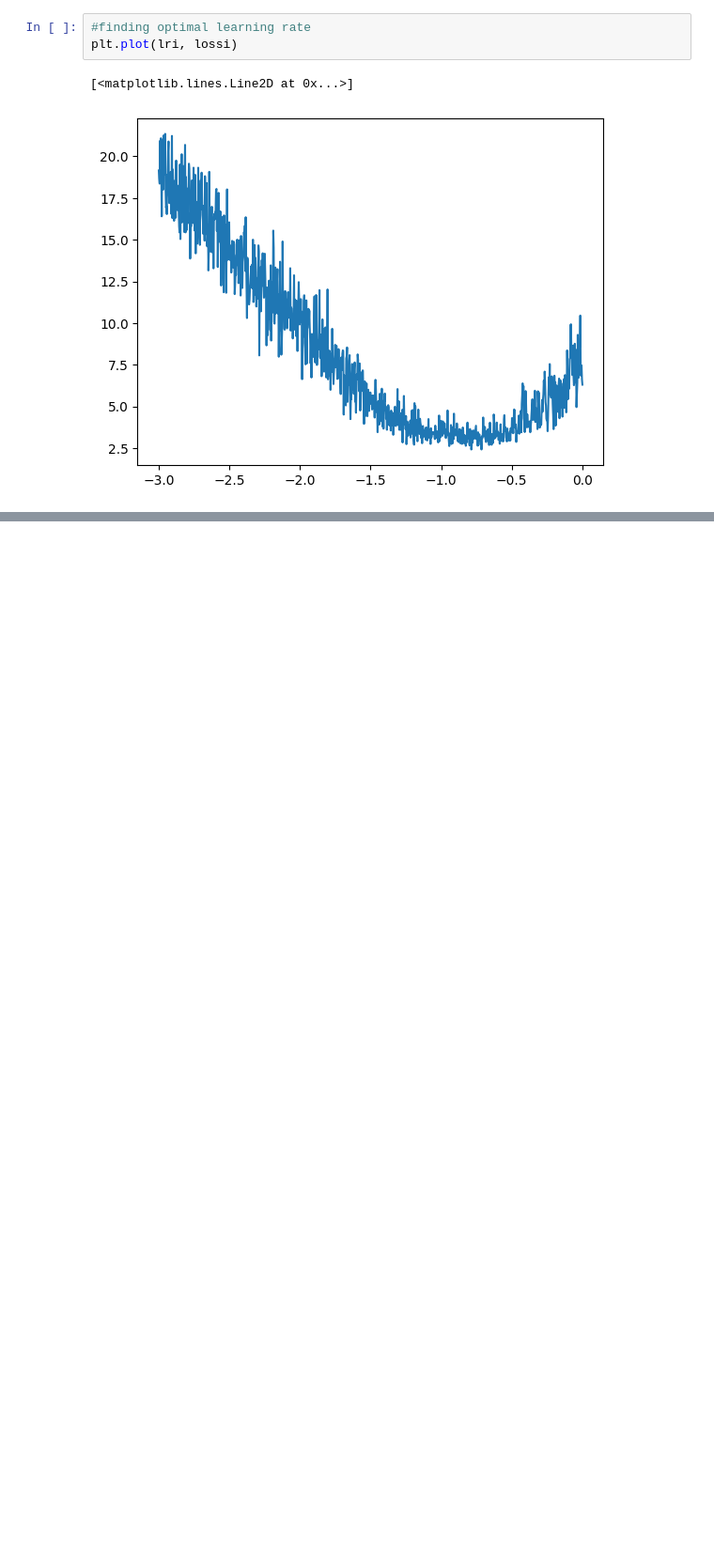
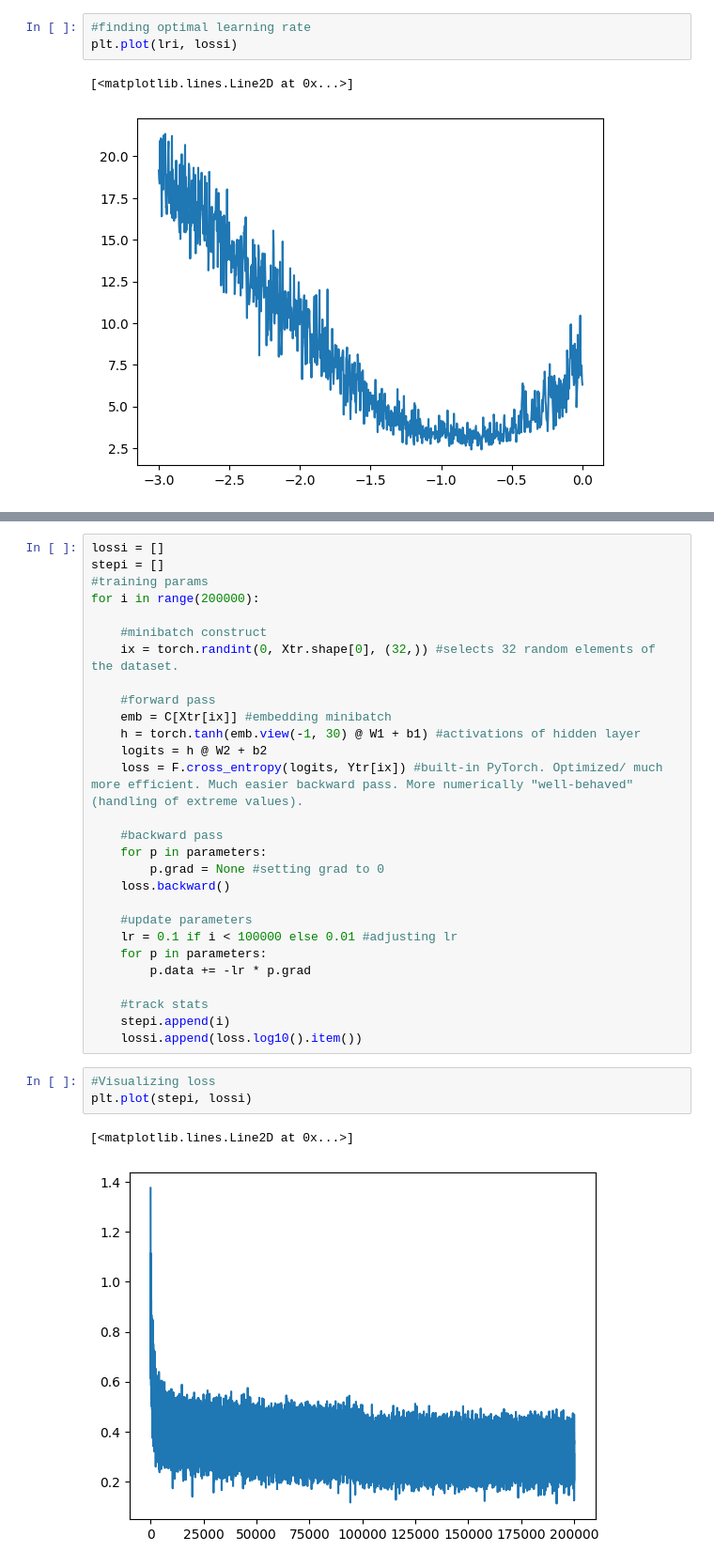
Before and after one commit to sebastienmira/makemore, a Jupyter notebook: makemore-mlp.ipynb, the cells around one changed output, grey strips where cells are left out. Shown at 94% size. Cells and saved outputs as stored; diff of their text form; blank space fills up the shorter version.

```diff
--- a/makemore-mlp.ipynb
+++ b/makemore-mlp.ipynb
@@ -274,0 +339,34 @@ From this we can conclude that 0.1 is a good lr rate
+# %%
+lossi = []
+stepi = []
+#training params
+for i in range(200000):
+
+    #minibatch construct
+    ix = torch.randint(0, Xtr.shape[0], (32,)) #selects 32 random elements of the dataset.
+
+    #forward pass
+    emb = C[Xtr[ix]] #embedding minibatch
+    h = torch.tanh(emb.view(-1, 30) @ W1 + b1) #activations of hidden layer
+    logits = h @ W2 + b2
+    loss = F.cross_entropy(logits, Ytr[ix]) #built-in PyTorch. Optimized/ much more efficient. Much easier backward pass. More numerically "well-behaved" (handling of extreme values).
+
+    #backward pass
+    for p in parameters:
+        p.grad = None #setting grad to 0
+    loss.backward()
+
+    #update parameters
+    lr = 0.1 if i < 100000 else 0.01 #adjusting lr
+    for p in parameters:
+        p.data += -lr * p.grad
+
+    #track stats
+    stepi.append(i)
+    lossi.append(loss.log10().item())
+# %%
+#Visualizing loss
+plt.plot(stepi, lossi)
+# %% [output]
+[<matplotlib.lines.Line2D at 0x...>]
+[figure, added]
```
Also changed, not shown: parts of 16 cells of this notebook.
